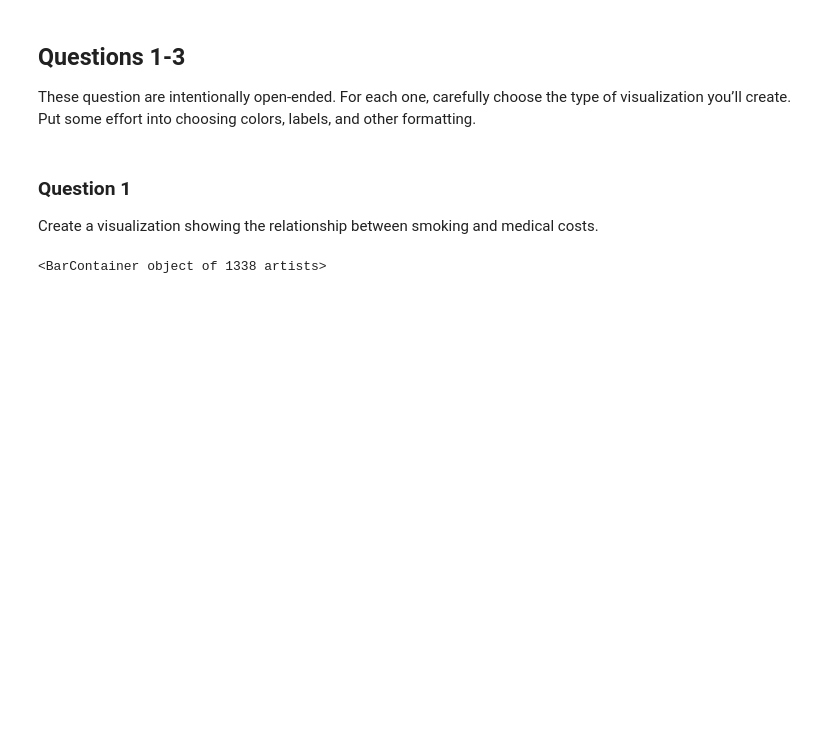
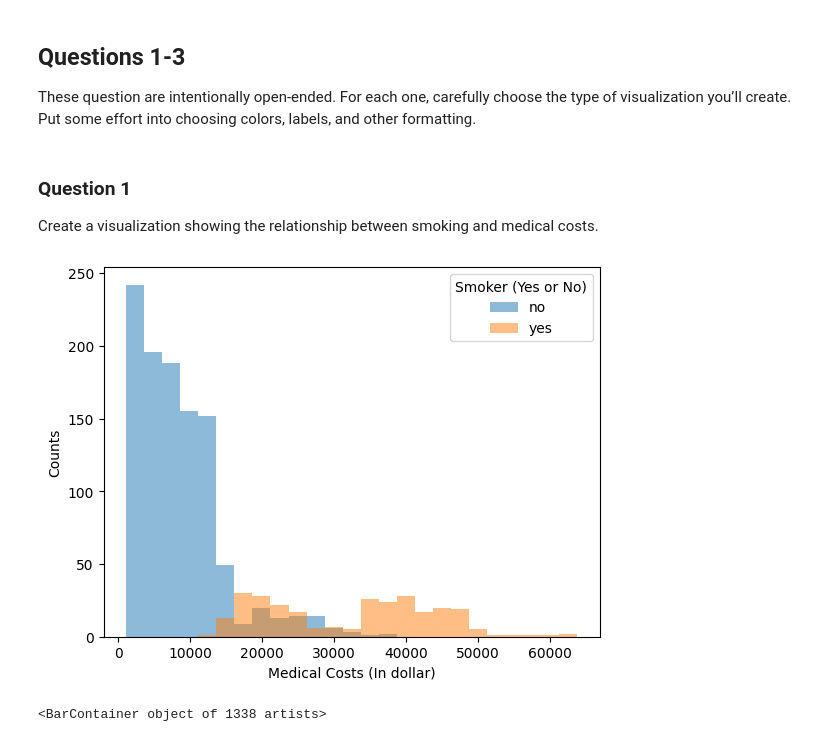
Before and after one commit to tonyliang19/ECON323_2023_Spring, a Jupyter notebook: problem_sets/problem_set_6.ipynb, the cells around one changed output. Cells and saved outputs as stored; diff of their text form; code cells hidden in the pictures; blank space fills up the shorter version.

```diff
--- a/problem_sets/problem_set_6.ipynb
+++ b/problem_sets/problem_set_6.ipynb
@@ -58,6 +56,15 @@ Create a visualization showing the relationship between smoking and medical cost
 #     x2 = df[x2]
 #     ax.plot(x1, x2)
 #     return 0
+# %%
+# visualization showing the relationship between smoking (binary) and medical costs (numeric).
+insure.pivot(columns='smoker', values='charges').plot.hist(bins = 25, alpha=0.5)
+plt.xlabel('Medical Costs (In dollar)')
+plt.ylabel('Counts')
+plt.legend(title="Smoker (Yes or No)")
+plt.show()
+# %% [output]
+[figure, added]
 # %%
 # your code here
 # show relationship between smoking (binary) and medical costs
```
Also changed, not shown: parts of 8 cells of this notebook.
